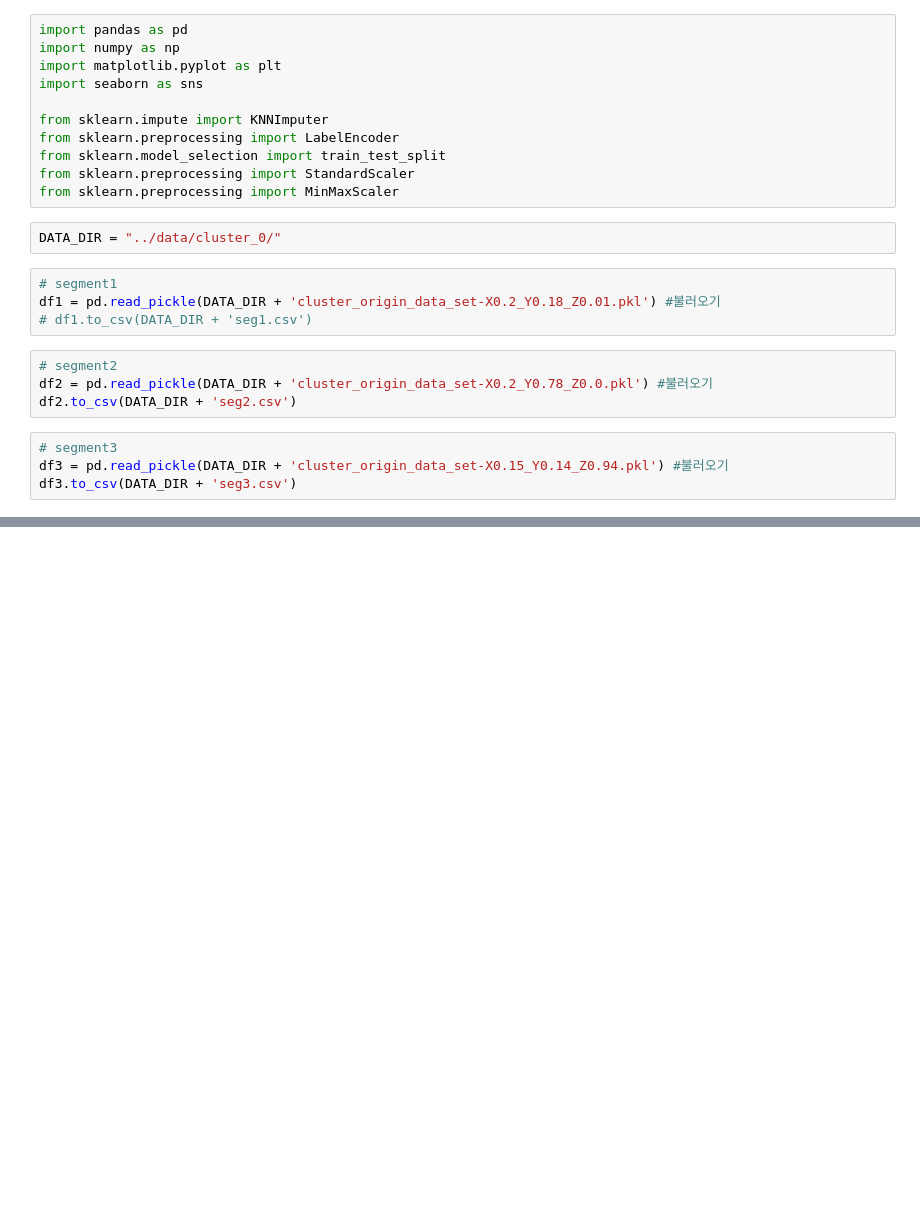
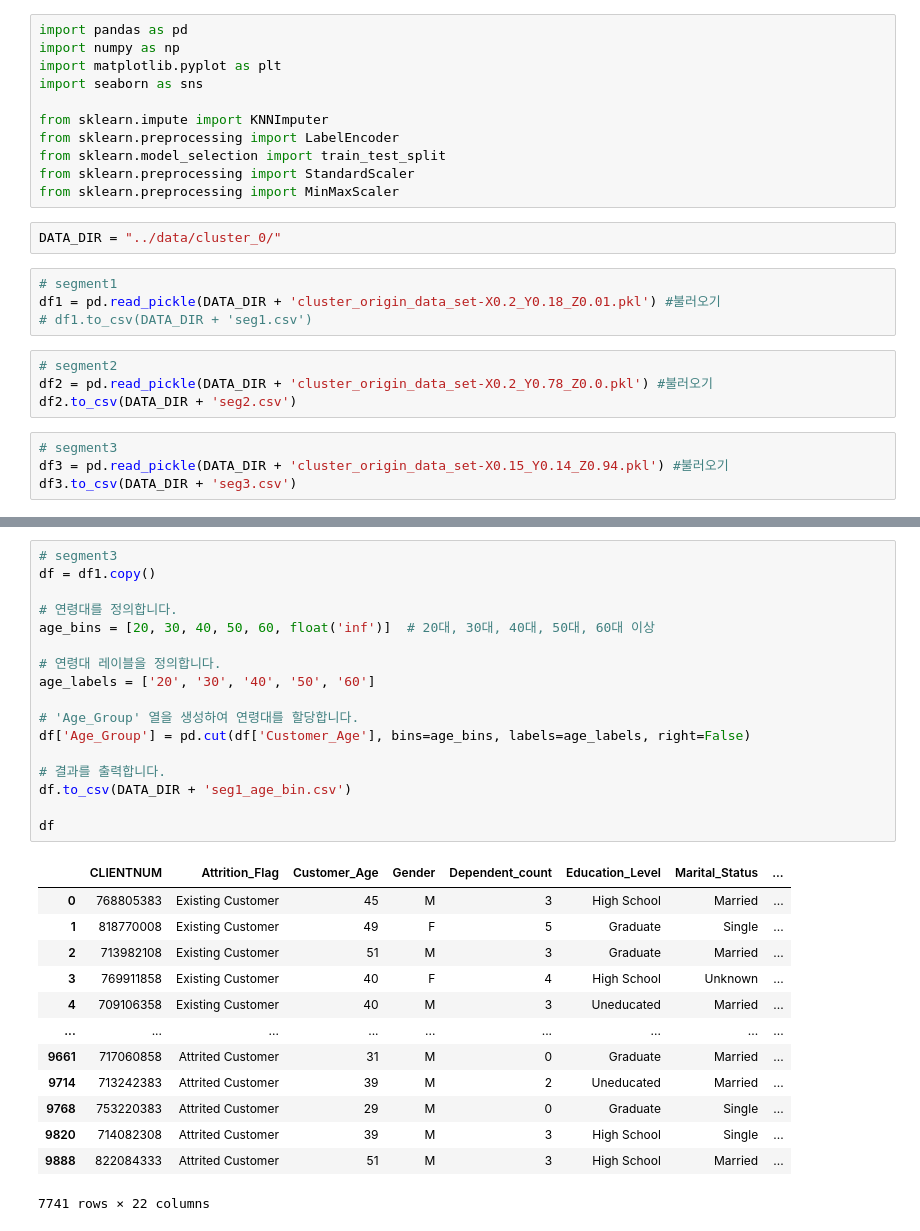
Before and after one commit to seyeon-shijuan/sesac-machine-learning, a Jupyter notebook: project1/pjt_08_cluster_analysis.ipynb, the cells around one changed output, grey strips where cells are left out. Saved outputs shown, nothing was run; the diff lists cells and outputs as text; blank space fills up the shorter version.

```diff
--- a/project1/pjt_08_cluster_analysis.ipynb
+++ b/project1/pjt_08_cluster_analysis.ipynb
@@ -25,0 +57,31 @@ df3.to_csv(DATA_DIR + 'seg3.csv')
+# %%
+# segment3
+df = df1.copy()
+
+# 연령대를 정의합니다.
+age_bins = [20, 30, 40, 50, 60, float('inf')]  # 20대, 30대, 40대, 50대, 60대 이상
+
+# 연령대 레이블을 정의합니다.
+age_labels = ['20', '30', '40', '50', '60']
+
+# 'Age_Group' 열을 생성하여 연령대를 할당합니다.
+df['Age_Group'] = pd.cut(df['Customer_Age'], bins=age_bins, labels=age_labels, right=False)
+
+# 결과를 출력합니다.
+df.to_csv(DATA_DIR + 'seg1_age_bin.csv')
+
+df
+# %% [output]
+|  | CLIENTNUM | Attrition_Flag | Customer_Age | Gender | Dependent_count | Education_Level | Marital_Status | ... |
+| 0 | 768805383 | Existing Customer | 45 | M | 3 | High School | Married | ... |
+| 1 | 818770008 | Existing Customer | 49 | F | 5 | Graduate | Single | ... |
+| 2 | 713982108 | Existing Customer | 51 | M | 3 | Graduate | Married | ... |
+| 3 | 769911858 | Existing Customer | 40 | F | 4 | High School | Unknown | ... |
+| 4 | 709106358 | Existing Customer | 40 | M | 3 | Uneducated | Married | ... |
+| ... | ... | ... | ... | ... | ... | ... | ... | ... |
+| 9661 | 717060858 | Attrited Customer | 31 | M | 0 | Graduate | Married | ... |
+| 9714 | 713242383 | Attrited Customer | 39 | M | 2 | Uneducated | Married | ... |
+| 9768 | 753220383 | Attrited Customer | 29 | M | 0 | Graduate | Single | ... |
+| 9820 | 714082308 | Attrited Customer | 39 | M | 3 | High School | Single | ... |
+| 9888 | 822084333 | Attrited Customer | 51 | M | 3 | High School | Married | ... |
+7741 rows × 22 columns
```
Also changed, not shown: parts of 2 cells of this notebook, 4 other files.
